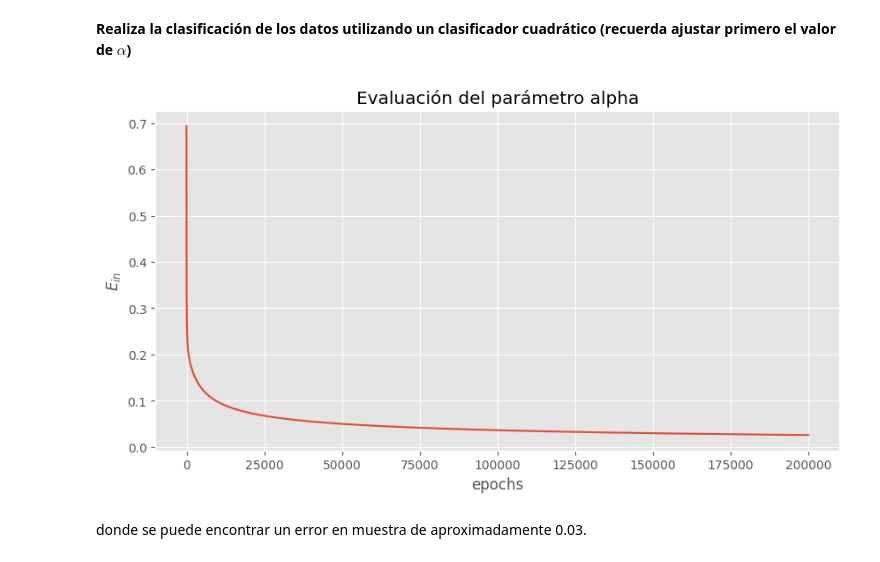
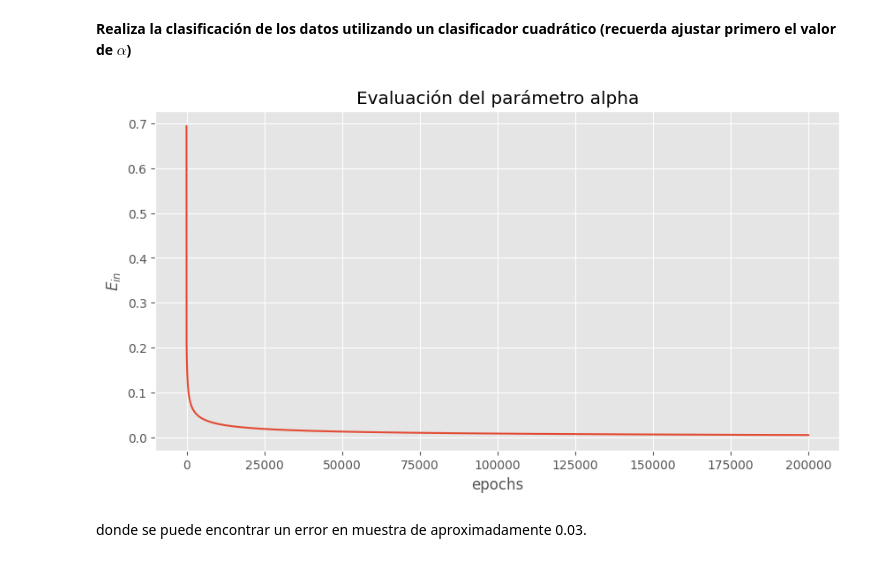
Before and after one commit to Jupazumur/2-Aprendizaje-2026, a Jupyter notebook: regularizacion_logistica.ipynb, the cells around one changed output. Drawn from its saved outputs; the diff is of its cells as text; code cells hidden in the pictures.

```diff
--- a/regularizacion_logistica.ipynb
+++ b/regularizacion_logistica.ipynb
@@ -143,7 +143,7 @@ Vistos los datos un clasificador lineal podría ser una buena solución. Ahora v
 # %% [markdown]
 Para probar la función de aprendizaje, vamos a aplicarla a nuestro problema de admisión. Primero recuerda que tienes que hacer una exploración para encontrar el mejor valor de $\epsilon$. Así que utiliza el código de abajo para ajustar $\alpha$.
 # %%
-alpha = 0.0001
+alpha = 0.001
 mi = 50
 w = np.zeros(x.shape[1])
 b = 0.0
@@ -161,7 +161,7 @@ Una vez encontrado el mejor $\epsilon$, entonces podemos calcular $\omega$ (esto
 
 Sigue ejecutando mientras parezca que sigue aprendiendo el algoritmo (unas 10 veces por ejemplo)
 # %%
-w, b, _ = dg(x, y, w, b, alpha, max_iter = 500_000)
+w, b, _ = dg(x, y, w, b, alpha, max_iter = 100_000)
 print("Los pesos obtenidos son: \n{}".format(w))
 print("El sesgo obtenidos es: \n{}".format(b))
 print("El valor final de la función de pérdida es: {}".format(error_in(x, y, w, b)))
@@ -294,35 +294,35 @@ def error_in(x, y, w, b):
     @param w: un ndarray de dimensión (n, ) con los pesos
     @param b: un flotante con el sesgo
 
     @return: un flotante con el valor de pérdida
 
     """
     a = logistica(x @ w + b)
     return -np.nansum(
             np.sum(np.log(a[y > 0.5])) +
             np.sum(np.log(1 - a[y < 0.5]))
         ) / a.shape[0]
 
 
 
 # Encuentra phi_x (x son la expansión polinomial de segundo orden, utiliza la función map_poly
 phi_x =  map_poly(2, x)
 mu, de = medias_std(phi_x)
 phi_x_norm = normaliza(phi_x, mu, de)
 
 # Utiliza la regresión logística
-alpha = 7e-2
+alpha = 1
 w = np.zeros(phi_x_norm.shape[1])
 b = 0
 w, b, hist = dg(phi_x_norm, y, w, b, alpha, max_iter=200_000, historial=True)
 
 plt.plot(range(len(hist)), hist)
 plt.xlabel('epochs')
 plt.ylabel(r'$E_{in}$')
 plt.title('Evaluación del parámetro alpha')
 plt.show()
 # %% [output]
-[figure, old version]
+[figure, new version]
 # %% [markdown]
 donde se puede encontrar un error en muestra de aproximadamente 0.03.
 # %% [markdown]
```
Also changed, not shown: parts of 6 cells of this notebook.
